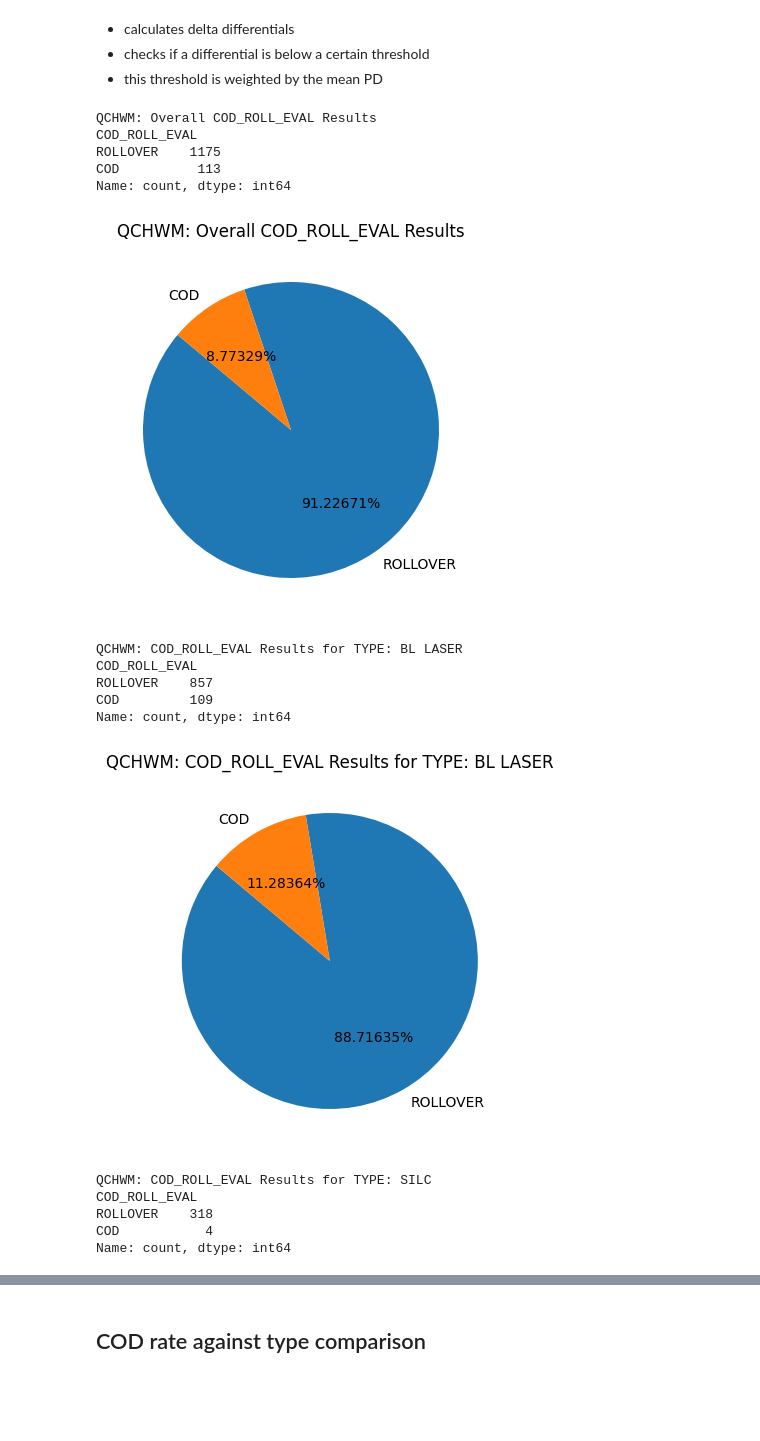
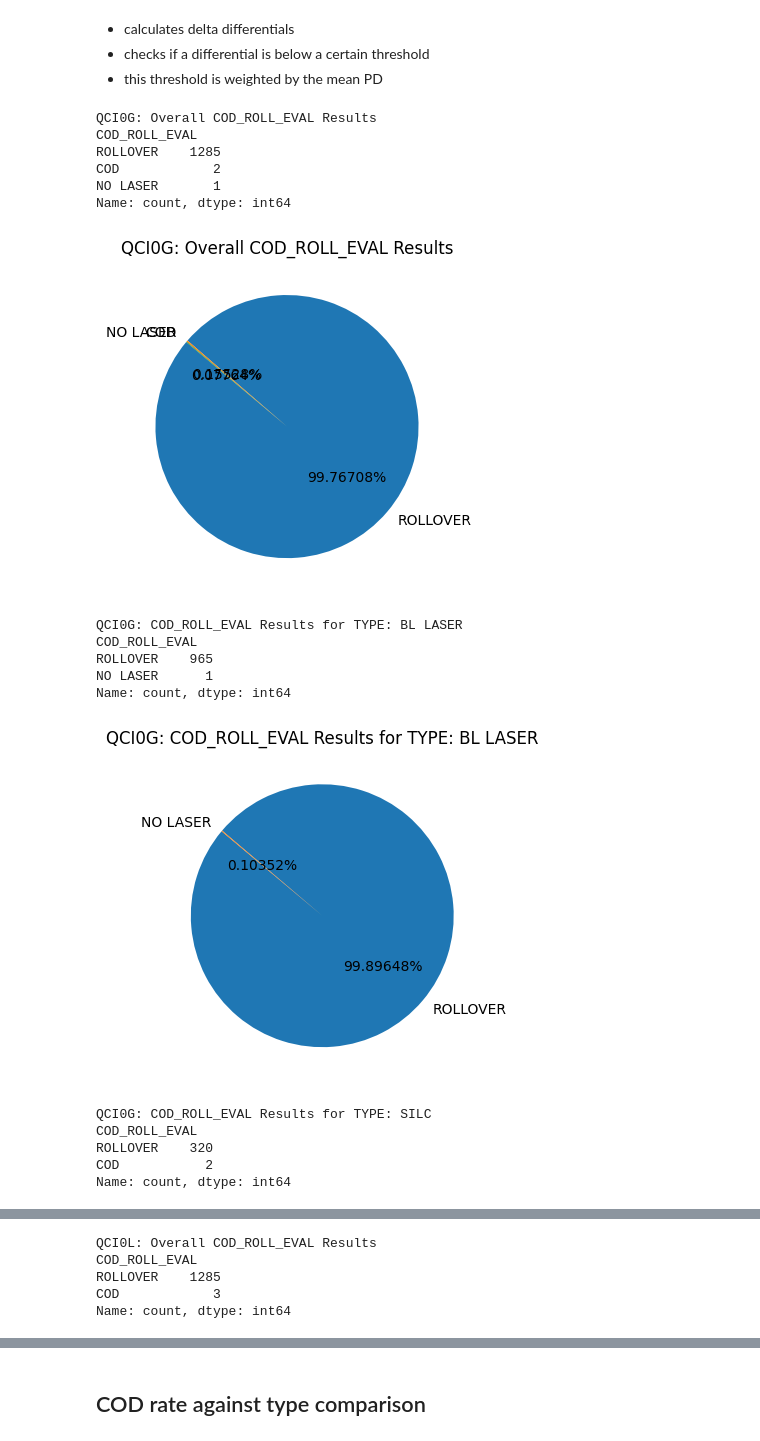
Before and after one commit to VadanKhan/liv-cod-algorithm, a Jupyter notebook: liv_cod_algorithm/cod_algorithm.ipynb, the cells around one changed output, grey strips where cells are left out. Cells and saved outputs as stored; diff of their text form; code cells hidden in the pictures; blank space fills up the shorter version.

```diff
--- a/liv_cod_algorithm/cod_algorithm.ipynb
+++ b/liv_cod_algorithm/cod_algorithm.ipynb
@@ -211,7 +295,9 @@ def transform_raw_file(file_url, decoder_file_path, machine_code, wafer_id, head
     df_raw_sweeps["LDI_mA"] = [i % n_meas + 1 for i in range(len(df_raw_sweeps))]
     # Add device coordinates from original RAW file
     if "TOUCHDOWN" in df.columns and "STX_WAFER_X_UM" in df.columns and "STX_WAFER_Y_UM" in df.columns:
-        df_raw_sweeps = df_raw_sweeps.merge(df[["TOUCHDOWN", "STX_WAFER_X_UM", "STX_WAFER_Y_UM"]], on="TOUCHDOWN", how="left")
+        df_raw_sweeps = df_raw_sweeps.merge(
+            df[["TOUCHDOWN", "STX_WAFER_X_UM", "STX_WAFER_Y_UM"]], on="TOUCHDOWN", how="left"
+        )
     else:
         print("Required columns for merging device coordinates are missing in the original RAW file.")
     if decoder_file_path.exists():
@@ -247,7 +333,9 @@ for file_cod_url, machine_code, wafer_code in zip(file_cod_urls, machine_list, w
     df_raw_sweeps = transform_raw_file(file_cod_url, DECODER_FILE_PATH, machine_code, wafer_code)
     raw_sweeps_tables.append(df_raw_sweeps)
     if df_raw_sweeps["TE_LABEL"].isna().any():
-        raise ValueError("ERROR: Decoder Matching Failed! Perhaps the wrong decoder file was used, no matching X or Y coords found")
+        raise ValueError(
+            "ERROR: Decoder Matching Failed! Perhaps the wrong decoder file was used, no matching X or Y coords found"
+        )
 
 # Display the first 10 rows of the raw_sweeps table
 print(raw_sweeps_tables[0].head(10))
@@ -324,7 +412,9 @@ def raw_sweep_COD_evaluations(df_raw_sweeps, delta_algorithm_min_delta, delta_al
         np.nan,
     )
     # Calculate CURRENT_AT_ROLLOVER
-    df_raw_sweeps["CURRENT_AT_PEAK_POWER"] = df_raw_sweeps.groupby(["TE_LABEL"])["DEV_CURRENT_AT_PEAK_POWER"].transform("median")
+    df_raw_sweeps["CURRENT_AT_PEAK_POWER"] = df_raw_sweeps.groupby(["TE_LABEL"])["DEV_CURRENT_AT_PEAK_POWER"].transform(
+        "median"
+    )
     # Calculate CURRENT_AT_SPD
     df_raw_sweeps["CURRENT_AT_SPD"] = df_raw_sweeps.groupby(["TE_LABEL"])["DEV_CURR_AT_SPD"].transform("median")
     df_raw_sweeps.drop(columns=["DEV_CURRENT_AT_PEAK_POWER", "DEV_CURR_AT_SPD"], inplace=True)
@@ -339,8 +429,18 @@ def raw_sweep_COD_evaluations(df_raw_sweeps, delta_algorithm_min_delta, delta_al
     # Calculate POT_FAILMODE using the dV/dI
     # Calculates for only the Minimum Delta
     df_raw_sweeps["POT_FAILMODE"] = df_raw_sweeps["COD_ROLL_EVAL"]
-    df_raw_sweeps.loc[(df_raw_sweeps["COD_ROLL_EVAL"] == "COD") & (df_raw_sweeps["DELTA"] == df_raw_sweeps["MIN_DELTA"]) & (df_raw_sweeps["dV/dI"] > 0), "POT_FAILMODE"] = "COMD"
-    df_raw_sweeps.loc[(df_raw_sweeps["COD_ROLL_EVAL"] == "COD") & (df_raw_sweeps["DELTA"] == df_raw_sweeps["MIN_DELTA"]) & (df_raw_sweeps["dV/dI"] < 0), "POT_FAILMODE"] = "COBD"
+    df_raw_sweeps.loc[
+        (df_raw_sweeps["COD_ROLL_EVAL"] == "COD")
+        & (df_raw_sweeps["DELTA"] == df_raw_sweeps["MIN_DELTA"])
+        & (df_raw_sweeps["dV/dI"] > 0),
+        "POT_FAILMODE",
+    ] = "COMD"
+    df_raw_sweeps.loc[
+        (df_raw_sweeps["COD_ROLL_EVAL"] == "COD")
+        & (df_raw_sweeps["DELTA"] == df_raw_sweeps["MIN_DELTA"])
+        & (df_raw_sweeps["dV/dI"] < 0),
+        "POT_FAILMODE",
+    ] = "COBD"
 
     def set_failmode(group):
         if "COMD" in group["POT_FAILMODE"].values:
@@ -504,8 +604,16 @@ def generate_COD_wafer_plots_and_summarytable(device_summary, cod_measured_time,
         # Calculate COBD and COMD percentages
         failmode_counts_type = type_data["POT_FAILMODE"].value_counts()
         cobd_comd_counts_type = failmode_counts_type.reindex(["COBD", "COMD"], fill_value=0)
-        cobd_percentage_type = (cobd_comd_counts_type["COBD"] / cobd_comd_counts_type.sum()) * 100 if cobd_comd_counts_type.sum() > 0 else 0
-        comd_percentage_type = (cobd_comd_counts_type["COMD"] / cobd_comd_counts_type.sum()) * 100 if cobd_comd_counts_type.sum() > 0 else 0
+        cobd_percentage_type = (
+            (cobd_comd_counts_type["COBD"] / cobd_comd_counts_type.sum()) * 100
+            if cobd_comd_counts_type.sum() > 0
+            else 0
+        )
+        comd_percentage_type = (
+            (cobd_comd_counts_type["COMD"] / cobd_comd_counts_type.sum()) * 100
+            if cobd_comd_counts_type.sum() > 0
+            else 0
+        )
 
         # Calculate confidence interval for type CODs
         lower_bound_type, upper_bound_type = calculate_confidence_interval(cod_count_type, total_count_type)
@@ -565,46 +673,49 @@ def generate_COD_wafer_plots_and_summarytable(device_summary, cod_measured_time,
 
     return wafer_summary_table
 
 
 annotated_sweeps_tables = []
 device_summary_tables = []
 wafer_summary_tables = []
 
-for df_raw_sweeps, machine_code, wafer_code, cod_time in zip(raw_sweeps_tables, machine_list, wafer_codes, file_cod_times):
+for df_raw_sweeps, machine_code, wafer_code, cod_time in zip(
+    raw_sweeps_tables, machine_list, wafer_codes, file_cod_times
+):
     df_raw_sweeps = raw_sweep_COD_evaluations(df_raw_sweeps, DELTA_ALGORITHM_MIN_DELTA, DELTA_ALGORITHM_MAX_PD)
     annotated_sweeps_tables.append(df_raw_sweeps)
     # Save each raw sweeps dataframe to a CSV file
     df_raw_sweeps.to_csv(EXPORTS_FILEPATH / f"{ANALYSIS_RUN_NAME}_{wafer_code}_raw_sweeps.csv", index=False)
 
     device_summary = generate_COD_device_summary_table(df_raw_sweeps)
     device_summary_tables.append(device_summary)
     # Save each device summary to a CSV file
     device_summary.to_csv(EXPORTS_FILEPATH / f"{ANALYSIS_RUN_NAME}_{wafer_code}_device_summary.csv", index=False)
 
     wafer_summary_table = generate_COD_wafer_plots_and_summarytable(device_summary, cod_time, wafer_code, machine_code)
     wafer_summary_tables.append(wafer_summary_table)
 
 
 # Concatenate individual wafer summary tables into one dataframe for all the wafers analysed
 final_wafer_summary_table = pd.concat(wafer_summary_tables, ignore_index=True)
 
 # Save the final wafer summary table to a CSV file
 final_wafer_summary_table.to_csv(EXPORTS_FILEPATH / f"{ANALYSIS_RUN_NAME}_wafer_summary.csv", index=False)
 # %% [output]
-QCHWM: Overall COD_ROLL_EVAL Results
+QCI0G: Overall COD_ROLL_EVAL Results
 COD_ROLL_EVAL
-ROLLOVER    1175
-COD          113
+ROLLOVER    1285
+COD            2
+NO LASER       1
 Name: count, dtype: int64
-[figure, old version]
+[figure, new version]
-QCHWM: COD_ROLL_EVAL Results for TYPE: BL LASER
+QCI0G: COD_ROLL_EVAL Results for TYPE: BL LASER
 COD_ROLL_EVAL
-ROLLOVER    857
-COD         109
+ROLLOVER    965
+NO LASER      1
 Name: count, dtype: int64
-[figure, old version]
+[figure, new version]
-QCHWM: COD_ROLL_EVAL Results for TYPE: SILC
+QCI0G: COD_ROLL_EVAL Results for TYPE: SILC
 COD_ROLL_EVAL
-ROLLOVER    318
-COD           4
+ROLLOVER    320
+COD           2
 Name: count, dtype: int64
@@ -623,0 +735,5 @@ Name: count, dtype: int64
+QCI0L: Overall COD_ROLL_EVAL Results
+COD_ROLL_EVAL
+ROLLOVER    1285
+COD            3
+Name: count, dtype: int64
```
Also changed, not shown: parts of 5 cells of this notebook, 2 other files.
